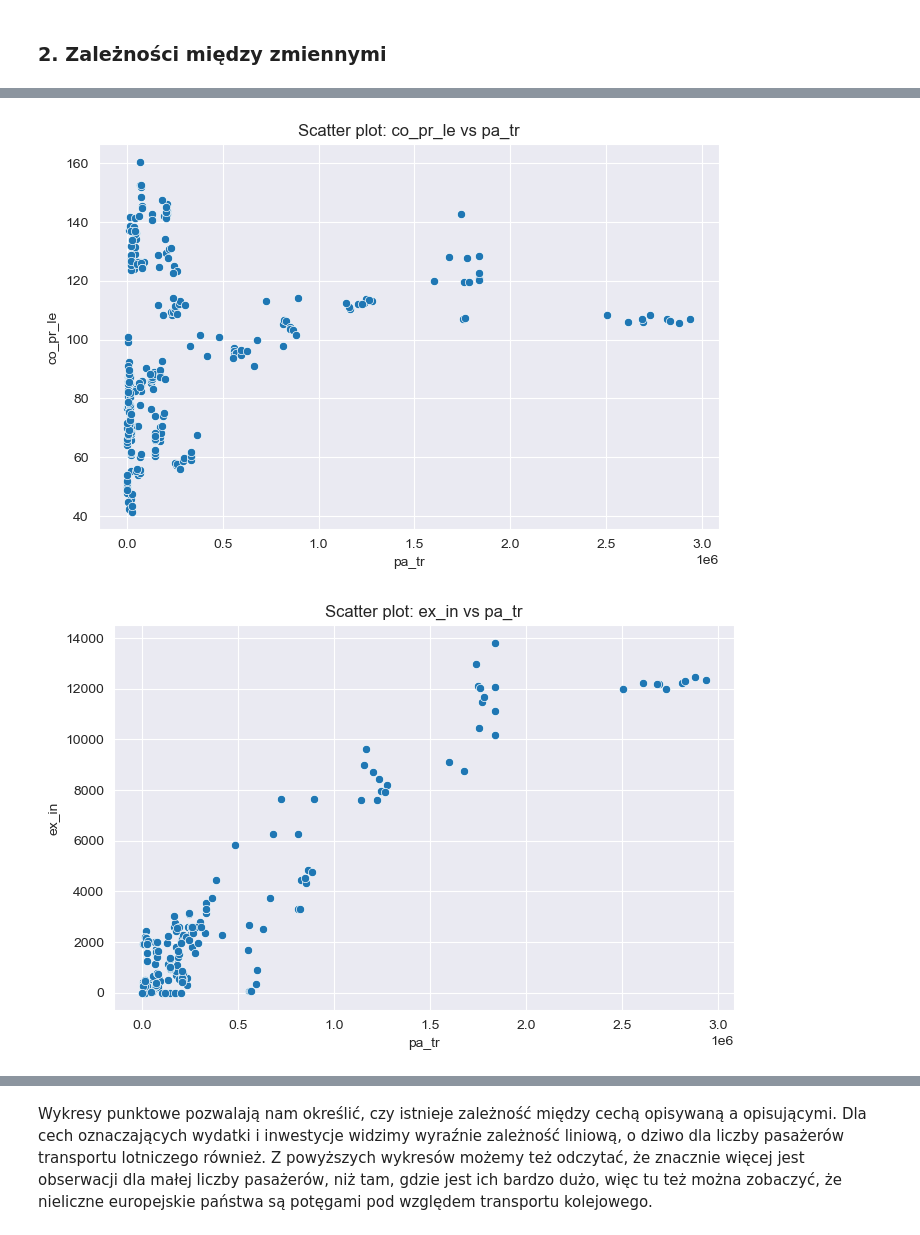
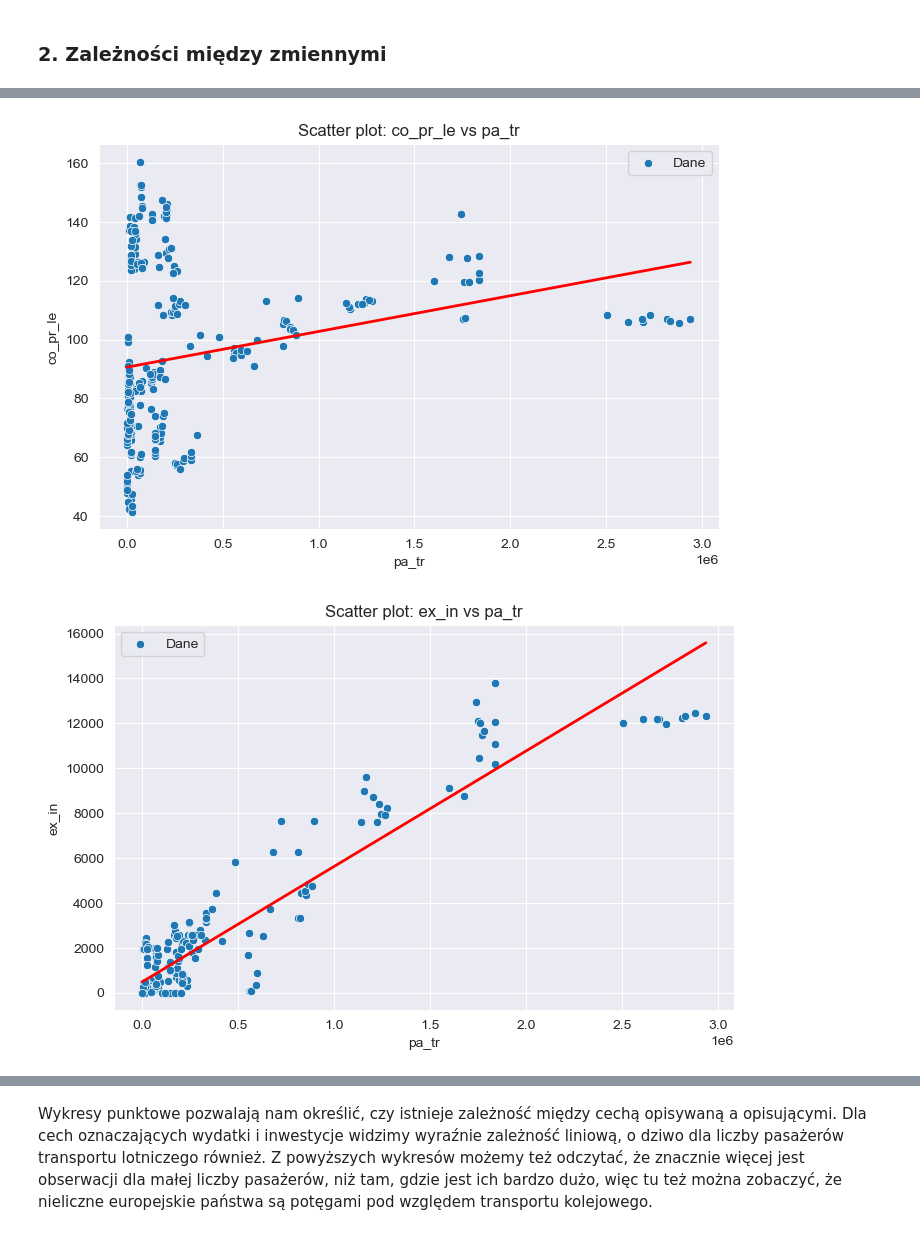
Before and after one commit to SzymonKovalski/ExploracjaTransportuKolejowego, a Jupyter notebook: analiza.ipynb, the cells around one changed output, grey strips where cells are left out. Saved outputs shown, nothing was run; the diff lists cells and outputs as text; code cells hidden in the pictures.

Commit message:
Dodanie linii trendu dla wykresów typu scatterplot

```diff
--- a/analiza.ipynb
+++ b/analiza.ipynb
@@ -450,9 +450,6 @@ for feature in features_to_transform:
 # %% [markdown]
 ### 2. Zależności między zmiennymi
 # %%
-import matplotlib.pyplot as plt
-import seaborn as sns
-
 # Wybrane pary zmiennych do analizy
 scatter_pairs = [
     ('pa_tr', 'le_ra_tr'),
@@ -467,9 +464,11 @@ scatter_pairs = [
 
 for x_var, y_var in scatter_pairs:
     plt.figure(figsize=(8, 5))
-    sns.scatterplot(data=tables, x=x_var, y=y_var)
+    sns.scatterplot(data=tables, x=x_var, y=y_var, label='Dane')
+    sns.regplot(data=tables, x=x_var, y=y_var, scatter=False, color='red', line_kws={"linewidth": 2}, ci=None)
     plt.title(f"Scatter plot: {y_var} vs {x_var}")
     plt.xlabel(x_var)
     plt.ylabel(y_var)
+    plt.legend()
     plt.show()
 # %% [output]
@@ -479,2 +478,2 @@ for x_var, y_var in scatter_pairs:
-[figure, old version]
+[figure, new version]
-[figure, old version]
+[figure, new version]
```
Also changed, not shown: parts of 2 cells of this notebook.
